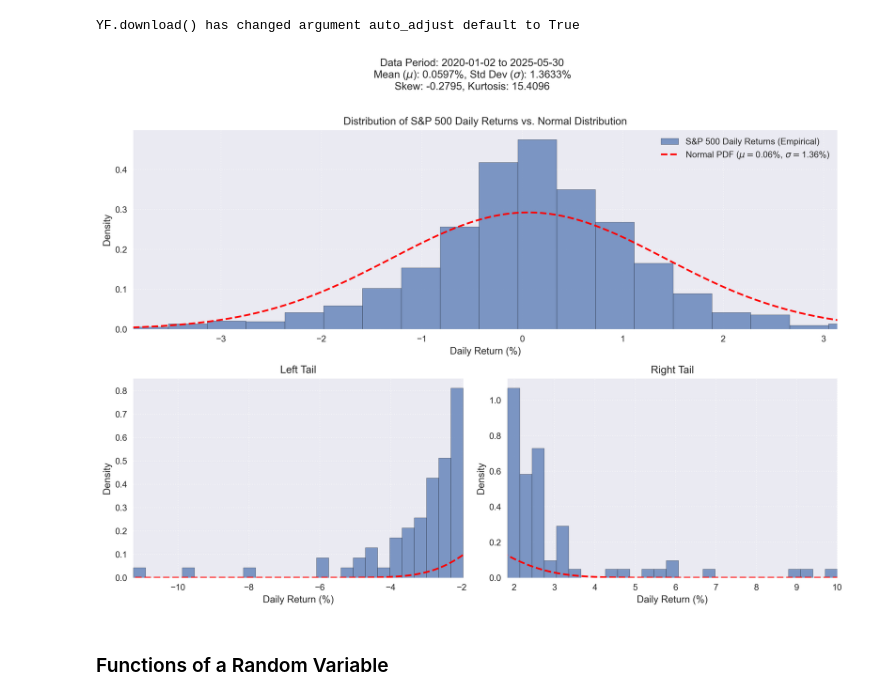
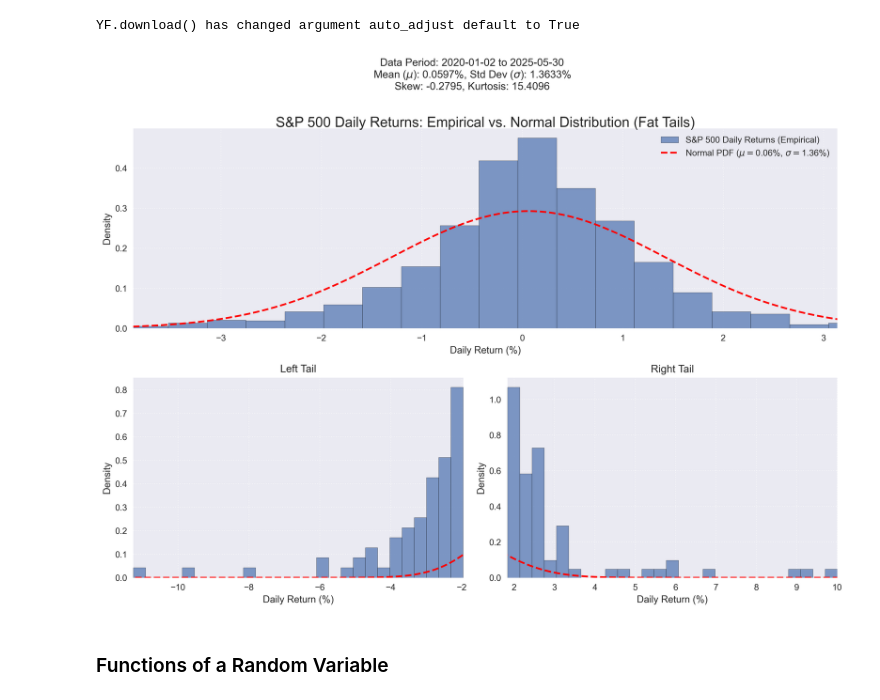
Before and after one commit to charlesrambo/math_bootcamp_25, a Jupyter notebook: Unit 3/unit_3_code_snippets.ipynb, the cells around one changed output. Saved outputs shown, nothing was run; the diff lists cells and outputs as text; code cells hidden in the pictures.

```diff
--- a/Unit 3/unit_3_code_snippets.ipynb
+++ b/Unit 3/unit_3_code_snippets.ipynb
@@ -188,35 +188,35 @@ ax_left_tail.set_xlim(spx_rtn.min(), left_tail_threshold)
 spx_right_tail = spx_rtn[spx_rtn > right_tail_threshold]
 x_right_tail = x[x > 0.8 * right_tail_threshold]
 pdf_right_tail = pdf_values[x > 0.8 * right_tail_threshold]
 
 ax_right_tail.hist(spx_right_tail, bins=n_bins // 2, density=True, alpha=0.7,
                    edgecolor='black')
 ax_right_tail.plot(x_right_tail, pdf_right_tail, color='red', linestyle='--', linewidth=2)
 
 ax_right_tail.set_title('Right Tail')
 ax_right_tail.set_xlabel('Daily Return (%)')
 ax_right_tail.set_ylabel('Density')
 ax_right_tail.grid(True, linestyle=':', alpha=0.6)
 # Adjust x-limits to focus on the tail
 ax_right_tail.set_xlim(right_tail_threshold, spx_rtn.max())
 
 
 # --- 4. Final Adjustments ---
-fig.suptitle(r'S&P 500 Daily Returns: Empirical vs. Normal Distribution (Fat Tails)',
+ax_full.set_title(r'S&P 500 Daily Returns: Empirical vs. Normal Distribution (Fat Tails)',
              fontsize=16, y=0.98) # Main title
 fig.suptitle(f'Data Period: {spx_rtn.index.min().strftime("%Y-%m-%d")} to {spx_rtn.index.max().strftime("%Y-%m-%d")}\n'
              r'Mean ($\mu$): ' + f'{mu_spx:.4f}%'+ r', Std Dev ($\sigma$): ' + f'{sigma_spx:.4f}%\n'
              r'Skew: ' + f'{spx_rtn.skew():.4f}' + ', Kurtosis: ' + f'{spx_rtn.kurt() + 3:.4f}',
              fontsize=12, y=0.91) # Subtitle with details
 
 plt.tight_layout(rect=[0, 0.03, 1, 0.90]) # Adjust rect to make space for suptitles
 
 # Save the figure
 plt.savefig(path + r'ex3-2.png')
 
 plt.show()
 # %% [output]
-[figure, old version]
+[figure, new version]
 # %% [markdown]
 ### Functions of a Random Variable
 # %%
```
Also changed, not shown: parts of 11 cells of this notebook, 1 other file.
